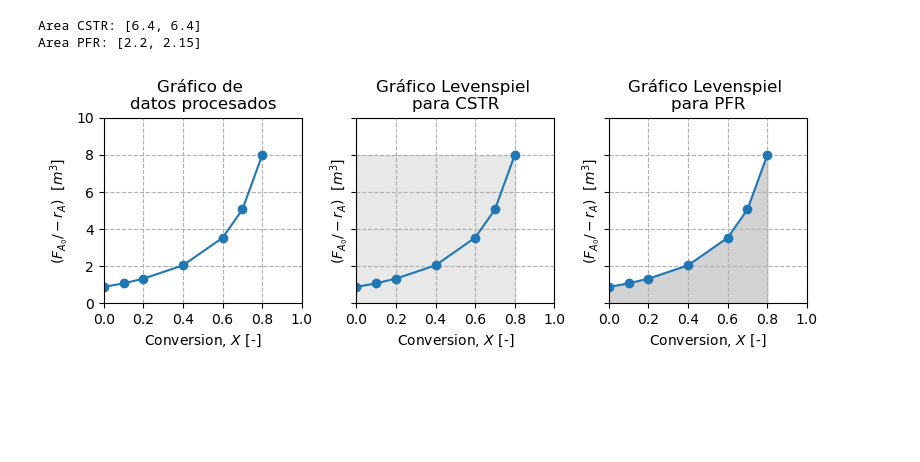
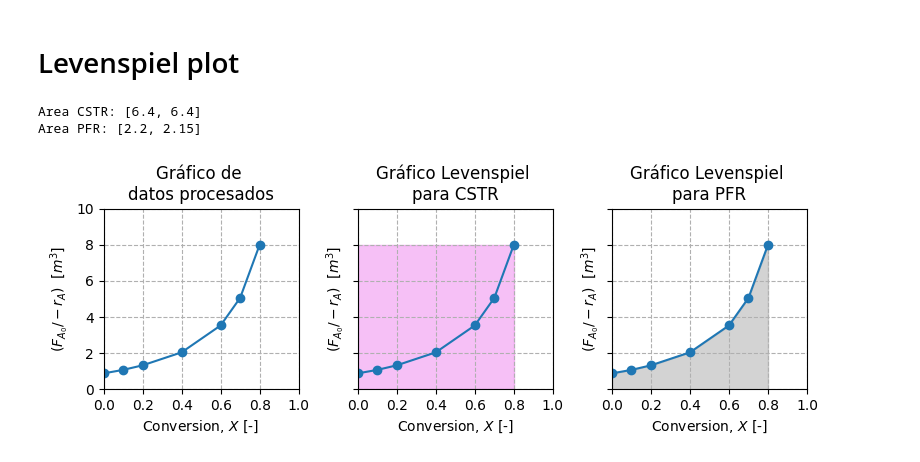
Before and after one commit to eicastroc/Kin_Cinvestav_IngMetalurgica, a Jupyter notebook: 03_Reactores/figures/code/figures.ipynb, the cells around one changed output. Saved outputs shown, nothing was run; the diff lists cells and outputs as text; code cells hidden in the pictures; blank space fills up the shorter version.

```diff
--- a/03_Reactores/figures/code/figures.ipynb
+++ b/03_Reactores/figures/code/figures.ipynb
@@ -5,6 +5,8 @@ import matplotlib as mpl
 import matplotlib.pyplot as plt
 from scipy.integrate import trapezoid, simpson
 from numpy.polynomial.polynomial import Polynomial
+# %% [markdown]
+# Levenspiel plot
 # %%
 fig, axes = plt.subplots(ncols=3, sharex=True, sharey=True, figsize=(8, 3))
 
@@ -19,32 +21,32 @@ axes[0].plot(X, -FA0/rA, ls='-', marker='o', label=r'data')
 # Levenspiel plot for CSTR
 axes[1].set_title("Gráfico Levenspiel \npara CSTR")
 x, y = X, -FA0/rA[-1] * np.ones_like(X)
-axes[1].fill_between(x, 0, y, color='lightgray', alpha=0.5, label='Volume CSTR')
+axes[1].fill_between(x, 0, y, color='violet', alpha=0.5, label='Volume CSTR')
 axes[1].plot(X, -FA0/rA, ls='-', marker='o')
 # integration
 areaT, areaS = trapezoid(y, x), simpson(y, x)
 print(f"Area CSTR: [{np.round(areaT, 2)}, {np.round(areaS,2)}]")
 
 # Levenspiel plot for PFR
 axes[2].set_title("Gráfico Levenspiel \npara PFR")
 x, y = X, -FA0/rA
 axes[2].fill_between(X, 0, -FA0/rA, color='darkgray', alpha=0.5, label='Volume PFR')
 axes[2].plot(X, -FA0/rA, ls='-', marker='o')
 areaT, areaS = trapezoid(y, x), simpson(y, x)
 print(f"Area PFR: [{np.round(areaT, 2)}, {np.round(areaS,2)}]")
 
 for ax in axes:
     ax.set(xlabel=r'Conversion, $X$ [-]', ylabel=r'$(F_{A_0}/-r_{A})$  [$m^3$]',
            xlim=(0, 1), ylim=(0, 10))
     ax.set_xticks([0, 0.2, 0.4, 0.6, 0.8, 1.0])
     ax.grid(ls='--')
     #ax.legend()
 
 fig.tight_layout()
 
 path = os.path.join("../", "images", "levenspiel.png")
 fig.savefig(path,dpi=300)
 # %% [output]
 Area CSTR: [6.4, 6.4]
 Area PFR: [2.2, 2.15]
-[figure, old version]
+[figure, new version]
```
Also changed, not shown: parts of 2 cells of this notebook, 12 other files.
